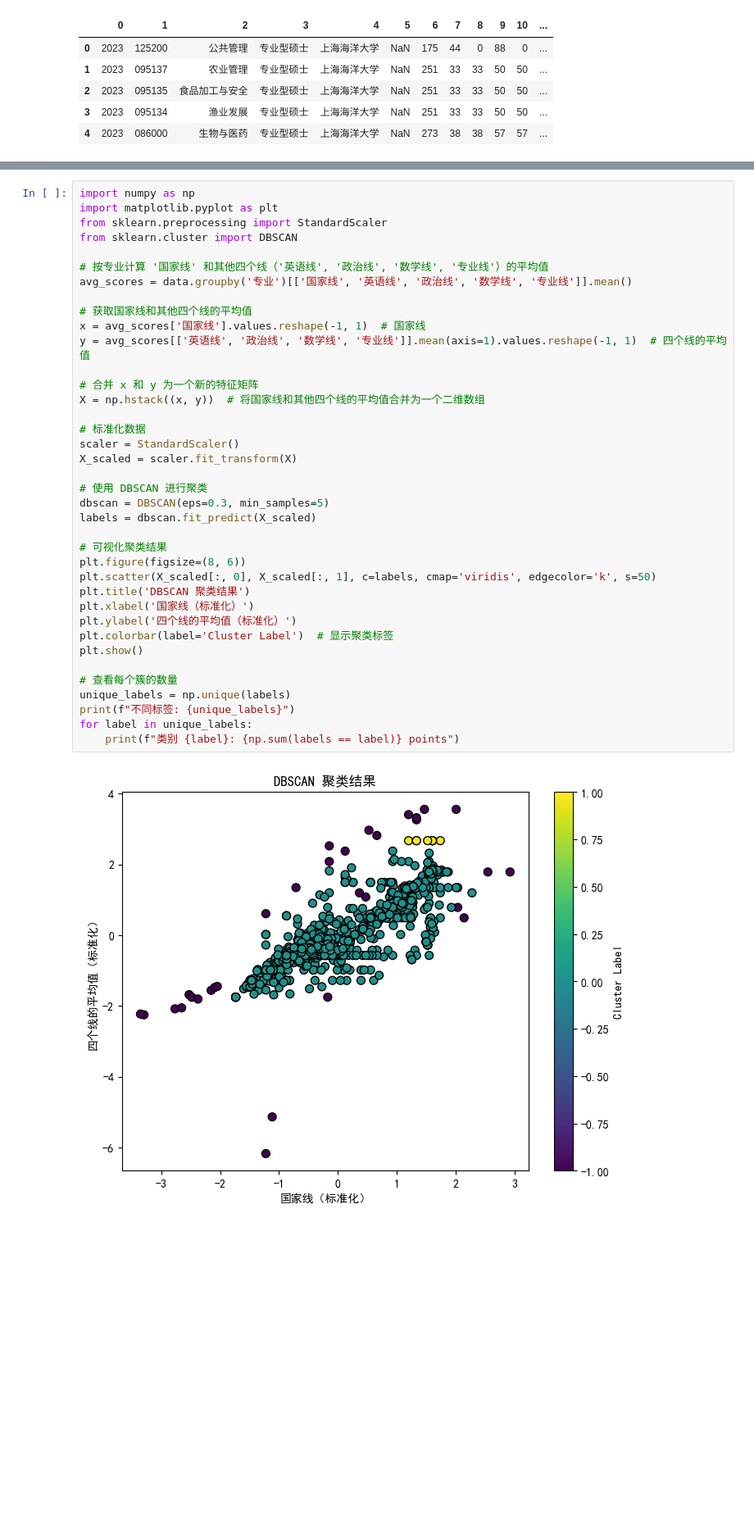
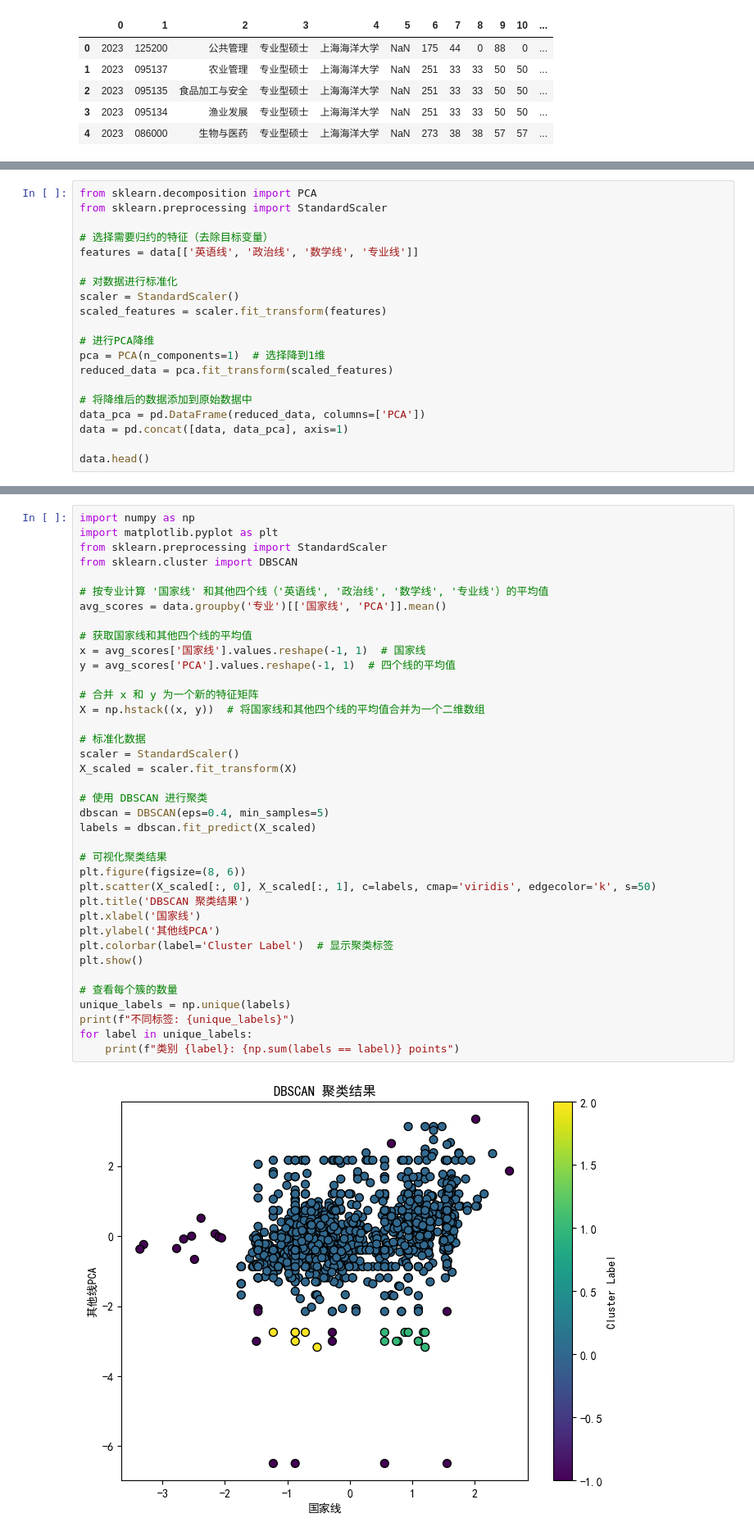
Before and after one commit to rainbowyuyu/dm_design, a Jupyter notebook: data_show.ipynb, the cells around one changed output, grey strips where cells are left out. Shown: that part at 82% size. Cells and saved outputs as stored; diff of their text form; blank space fills up the shorter version.

```diff
--- a/data_show.ipynb
+++ b/data_show.ipynb
@@ -32,0 +121,20 @@ data.head()
+# %%
+from sklearn.decomposition import PCA
+from sklearn.preprocessing import StandardScaler
+
+# 选择需要归约的特征（去除目标变量）
+features = data[['英语线', '政治线', '数学线', '专业线']]
+
+# 对数据进行标准化
+scaler = StandardScaler()
+scaled_features = scaler.fit_transform(features)
+
+# 进行PCA降维
+pca = PCA(n_components=1)  # 选择降到1维
+reduced_data = pca.fit_transform(scaled_features)
+
+# 将降维后的数据添加到原始数据中
+data_pca = pd.DataFrame(reduced_data, columns=['PCA'])
+data = pd.concat([data, data_pca], axis=1)
+
+data.head()
@@ -269,36 +270,36 @@ from sklearn.preprocessing import StandardScaler
 from sklearn.cluster import DBSCAN
 
 # 按专业计算 '国家线' 和其他四个线（'英语线', '政治线', '数学线', '专业线'）的平均值
-avg_scores = data.groupby('专业')[['国家线', '英语线', '政治线', '数学线', '专业线']].mean()
+avg_scores = data.groupby('专业')[['国家线', 'PCA']].mean()
 
 # 获取国家线和其他四个线的平均值
 x = avg_scores['国家线'].values.reshape(-1, 1)  # 国家线
-y = avg_scores[['英语线', '政治线', '数学线', '专业线']].mean(axis=1).values.reshape(-1, 1)  # 四个线的平均值
+y = avg_scores['PCA'].values.reshape(-1, 1)  # 四个线的平均值
 
 # 合并 x 和 y 为一个新的特征矩阵
 X = np.hstack((x, y))  # 将国家线和其他四个线的平均值合并为一个二维数组
 
 # 标准化数据
 scaler = StandardScaler()
 X_scaled = scaler.fit_transform(X)
 
 # 使用 DBSCAN 进行聚类
-dbscan = DBSCAN(eps=0.3, min_samples=5)
+dbscan = DBSCAN(eps=0.4, min_samples=5)
 labels = dbscan.fit_predict(X_scaled)
 
 # 可视化聚类结果
 plt.figure(figsize=(8, 6))
 plt.scatter(X_scaled[:, 0], X_scaled[:, 1], c=labels, cmap='viridis', edgecolor='k', s=50)
 plt.title('DBSCAN 聚类结果')
-plt.xlabel('国家线（标准化）')
-plt.ylabel('四个线的平均值（标准化）')
+plt.xlabel('国家线')
+plt.ylabel('其他线PCA')
 plt.colorbar(label='Cluster Label')  # 显示聚类标签
 plt.show()
 
 # 查看每个簇的数量
 unique_labels = np.unique(labels)
 print(f"不同标签: {unique_labels}")
 for label in unique_labels:
     print(f"类别 {label}: {np.sum(labels == label)} points")
 # %% [output]
-[figure, old version]
+[figure, new version]
```
Also changed, not shown: parts of 15 cells of this notebook.
